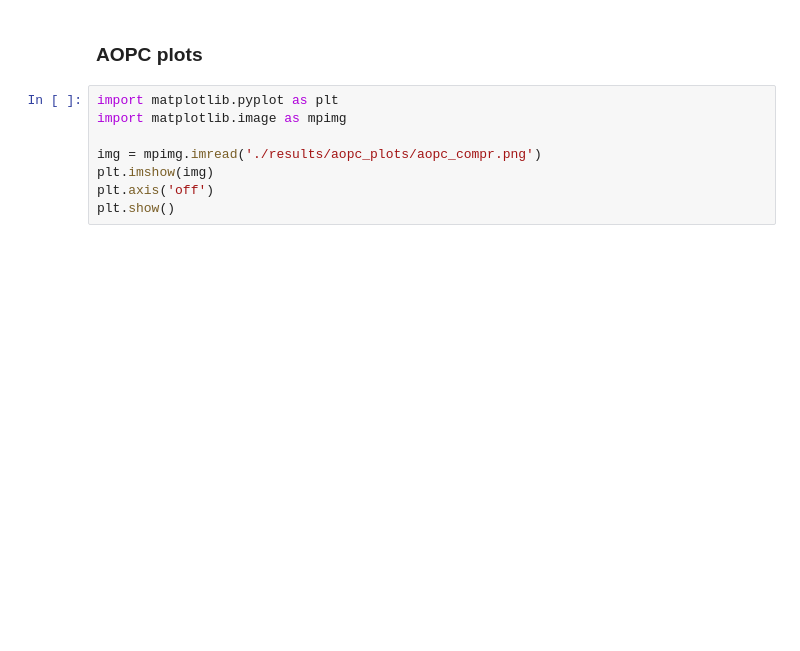
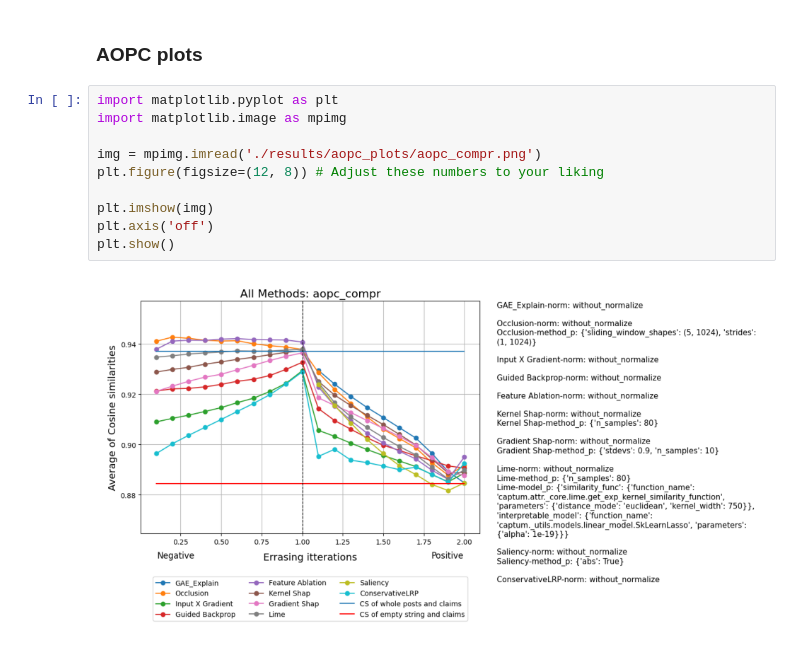
Before and after one commit to kinit-sk/o-mega, a Jupyter notebook: notebooks/results_analysis.ipynb, the cells around one changed output. Drawn from its saved outputs; the diff is of its cells as text; blank space fills up the shorter version.

```diff
--- a/notebooks/results_analysis.ipynb
+++ b/notebooks/results_analysis.ipynb
@@ -61,11 +61,15 @@ df_2
 # %%
 import matplotlib.pyplot as plt
 import matplotlib.image as mpimg
 
 img = mpimg.imread('./results/aopc_plots/aopc_compr.png')
+plt.figure(figsize=(12, 8)) # Adjust these numbers to your liking
+
 plt.imshow(img)
 plt.axis('off')
 plt.show()
+# %% [output]
+[figure, added]
 # %%
 import matplotlib.pyplot as plt
 import matplotlib.image as mpimg
```
Also changed, not shown: parts of 3 cells of this notebook, 7 other files.
